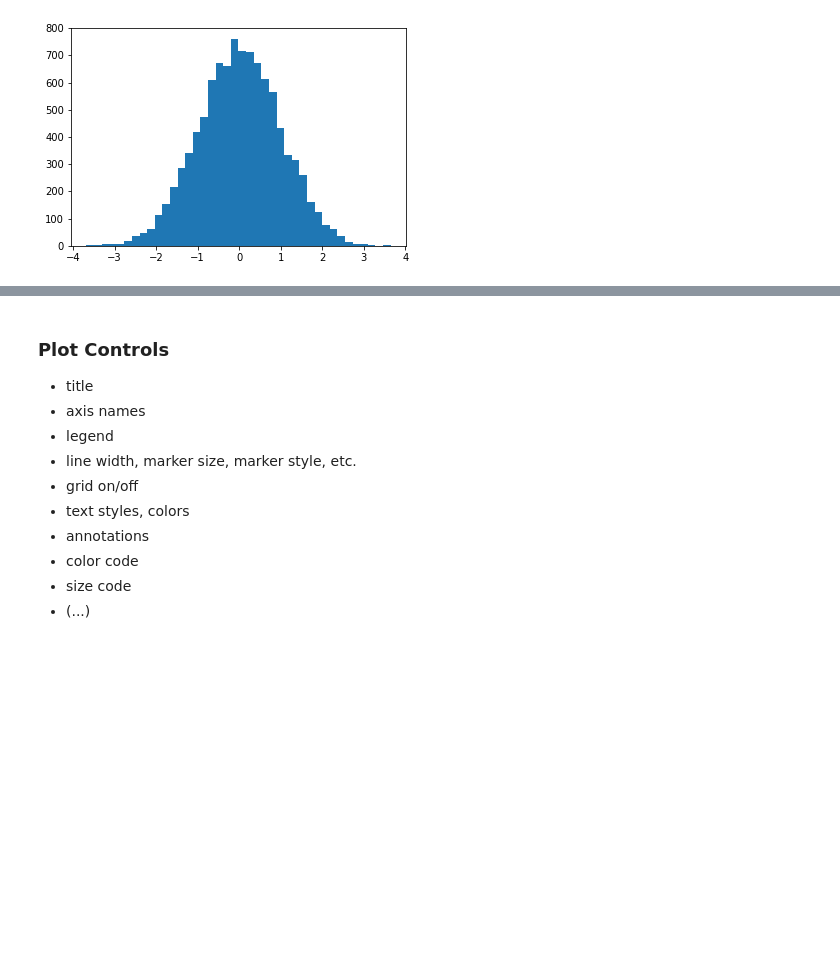
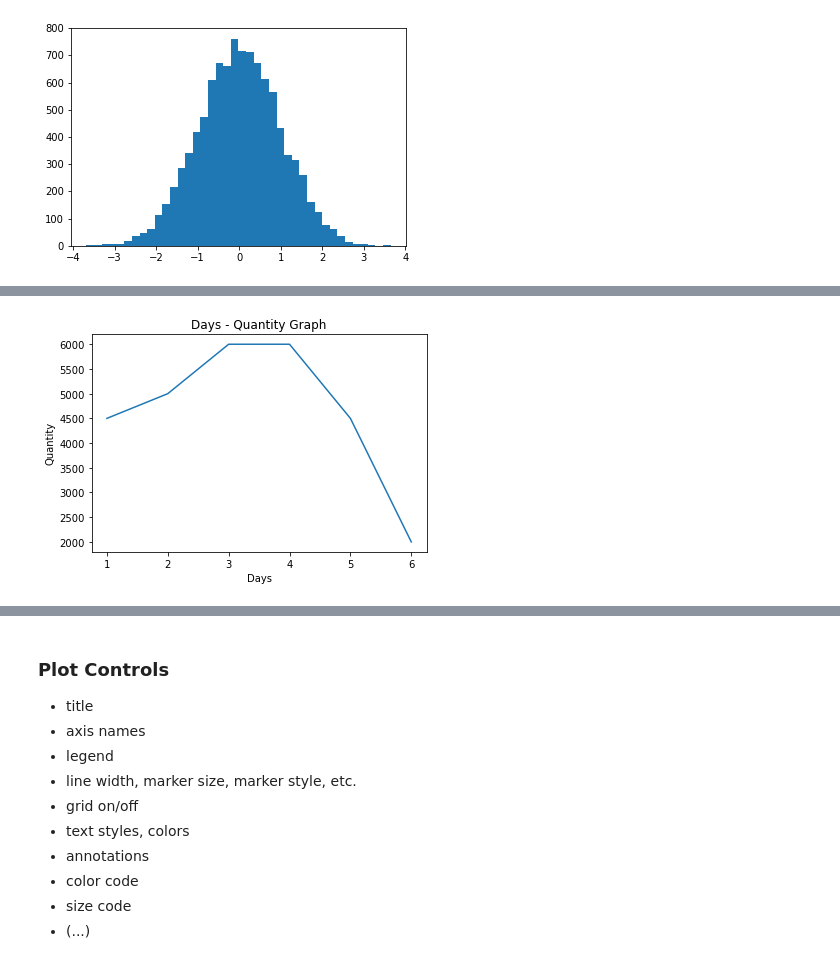
Before and after one commit to mcandar/python_lectures, a Jupyter notebook: chapter_5.ipynb, the cells around one changed output, grey strips where cells are left out. Saved outputs shown, nothing was run; the diff lists cells and outputs as text; code cells hidden in the pictures; blank space fills up the shorter version.

```diff
--- a/chapter_5.ipynb
+++ b/chapter_5.ipynb
@@ -125,0 +174,11 @@ plt.show()
+# %%
+Days = [1,2,3,4,5,6]
+Quantity = [4500,5000,6000,6000,4500,2000]
+# %%
+plt.plot(Days,Quantity)
+plt.xlabel("Days")
+plt.ylabel("Quantity")
+plt.title("Days - Quantity Graph")
+plt.show()
+# %% [output]
+[figure, added]
```
Also changed, not shown: parts of 11 cells of this notebook.
